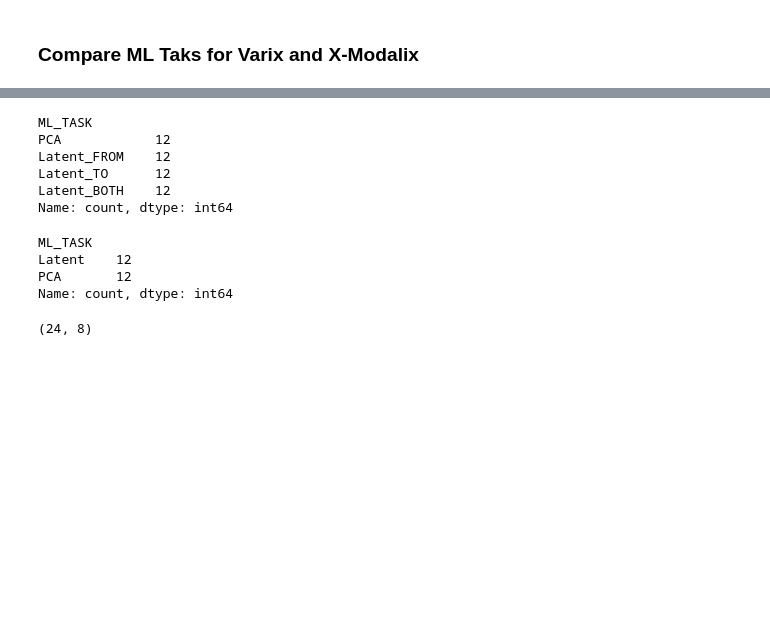
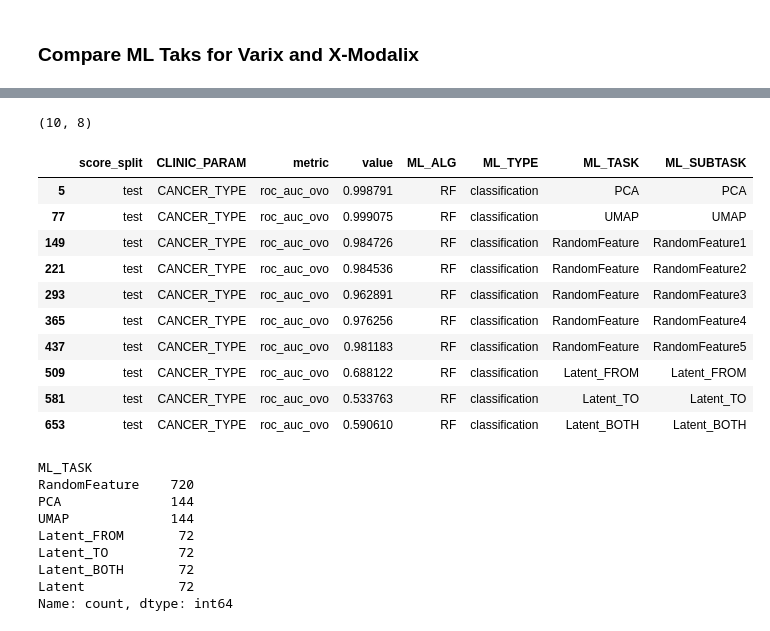
Before and after one commit to jan-forest/autoencodix-reproducibility, a Jupyter notebook: exp6-sandbox.ipynb, the cells around one changed output, grey strips where cells are left out. Cells and saved outputs as stored; diff of their text form; code cells hidden in the pictures; blank space fills up the shorter version.

```diff
--- a/exp6-sandbox.ipynb
+++ b/exp6-sandbox.ipynb
@@ -49,20 +63,34 @@ xml_df.head()
+# %%
+xml_df1 = xml_df[xml_df["score_split"] == "test"]
+xml_df2 = xml_df1[xml_df1["CLINIC_PARAM"] == "CANCER_TYPE"]
+# filter by ML_ALG
+xml_df3 = xml_df2[xml_df2["ML_ALG"] == "RF"]
+xml_df3.shape
+# %% [output]
+(10, 8)
+# %%
+xml_df3
+# %% [output]
+|  | score_split | CLINIC_PARAM | metric | value | ML_ALG | ML_TYPE | ML_TASK | ML_SUBTASK |
+| 5 | test | CANCER_TYPE | roc_auc_ovo | 0.998791 | RF | classification | PCA | PCA |
+| 77 | test | CANCER_TYPE | roc_auc_ovo | 0.999075 | RF | classification | UMAP | UMAP |
+| 149 | test | CANCER_TYPE | roc_auc_ovo | 0.984726 | RF | classification | RandomFeature | RandomFeature1 |
+| 221 | test | CANCER_TYPE | roc_auc_ovo | 0.984536 | RF | classification | RandomFeature | RandomFeature2 |
+| 293 | test | CANCER_TYPE | roc_auc_ovo | 0.962891 | RF | classification | RandomFeature | RandomFeature3 |
+| 365 | test | CANCER_TYPE | roc_auc_ovo | 0.976256 | RF | classification | RandomFeature | RandomFeature4 |
+| 437 | test | CANCER_TYPE | roc_auc_ovo | 0.981183 | RF | classification | RandomFeature | RandomFeature5 |
+| 509 | test | CANCER_TYPE | roc_auc_ovo | 0.688122 | RF | classification | Latent_FROM | Latent_FROM |
+| 581 | test | CANCER_TYPE | roc_auc_ovo | 0.533763 | RF | classification | Latent_TO | Latent_TO |
+| 653 | test | CANCER_TYPE | roc_auc_ovo | 0.590610 | RF | classification | Latent_BOTH | Latent_BOTH |
 # %%
-xml_df["ML_TASK"].value_counts()
+concated_df["ML_TASK"].value_counts()
 # %% [output]
 ML_TASK
-PCA            12
-Latent_FROM    12
-Latent_TO      12
-Latent_BOTH    12
+RandomFeature    720
+PCA              144
+UMAP             144
+Latent_FROM       72
+Latent_TO         72
+Latent_BOTH       72
+Latent            72
 Name: count, dtype: int64
-# %%
-vml_df["ML_TASK"].value_counts()
-# %% [output]
-ML_TASK
-Latent    12
-PCA       12
-Name: count, dtype: int64
-# %%
-vml_df.shape
-# %% [output]
-(24, 8)
```
Also changed, not shown: parts of 19 cells of this notebook, 5 other files.
